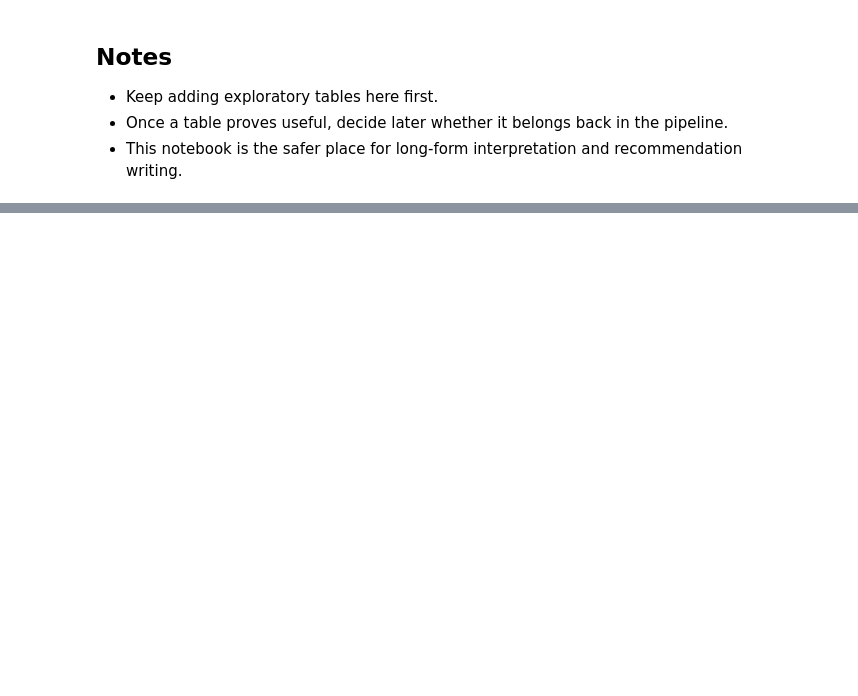
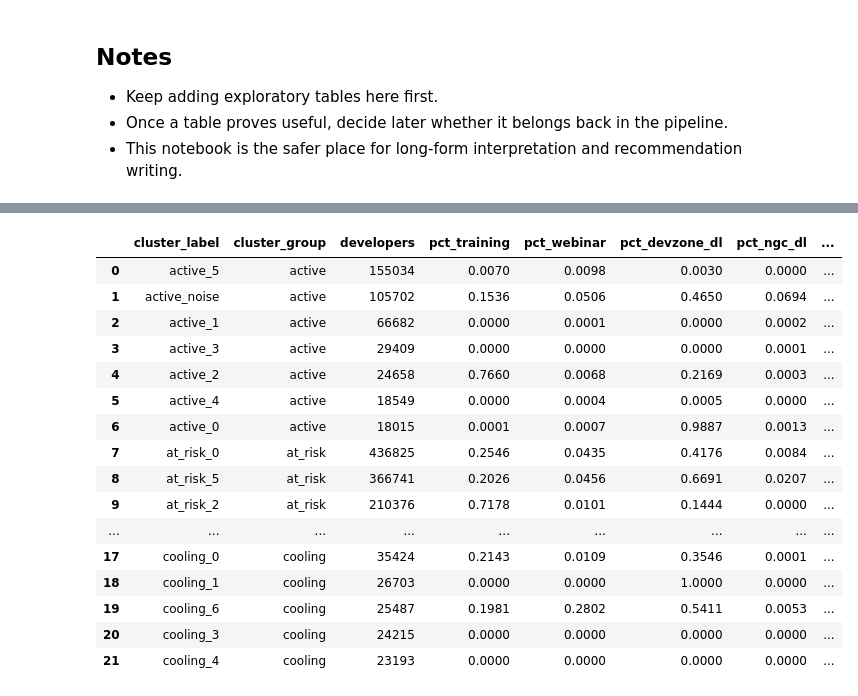
Before and after one commit to WBDoran/Spring2026_IndustryProject, a Jupyter notebook: HDBSCAN_Extra_Analysis.ipynb, the cells around one changed output, grey strips where cells are left out. Cells and saved outputs as stored; diff of their text form; code cells hidden in the pictures; blank space fills up the shorter version.

```diff
--- a/HDBSCAN_Extra_Analysis.ipynb
+++ b/HDBSCAN_Extra_Analysis.ipynb
@@ -346,0 +308,78 @@ ORDER BY developers DESC
+# %%
+# ── Raw asset exposure rates: % of developers who ever used each asset ──
+
+cluster_group_case = """
+CASE
+    WHEN cluster_label LIKE 'active_%' THEN 'active'
+    WHEN cluster_label LIKE 'cooling_%' THEN 'cooling'
+    WHEN cluster_label LIKE 'at_risk_%' THEN 'at_risk'
+    ELSE NULL
+END
+"""
+
+# ── By lifecycle group ──
+display(Markdown('### Raw Exposure Rates by Lifecycle Group'))
+
+group_exposure_sql = f"""
+SELECT
+    {cluster_group_case} AS cluster_group,
+    COUNT(*) AS developers,
+    SUM(CASE WHEN lifetime_dli_training_count > 0 THEN 1 ELSE 0 END) AS n_training,
+    ROUND(AVG(CASE WHEN lifetime_dli_training_count > 0 THEN 1.0 ELSE 0.0 END), 4) AS pct_training,
+    SUM(CASE WHEN lifetime_webinar_count > 0 THEN 1 ELSE 0 END) AS n_webinar,
+    ROUND(AVG(CASE WHEN lifetime_webinar_count > 0 THEN 1.0 ELSE 0.0 END), 4) AS pct_webinar,
+    SUM(CASE WHEN lifetime_devzone_download_count > 0 THEN 1 ELSE 0 END) AS n_devzone_dl,
+    ROUND(AVG(CASE WHEN lifetime_devzone_download_count > 0 THEN 1.0 ELSE 0.0 END), 4) AS pct_devzone_dl,
+    SUM(CASE WHEN lifetime_ngc_download_count > 0 THEN 1 ELSE 0 END) AS n_ngc_dl,
+    ROUND(AVG(CASE WHEN lifetime_ngc_download_count > 0 THEN 1.0 ELSE 0.0 END), 4) AS pct_ngc_dl,
+    SUM(CASE WHEN lifetime_forum_count > 0 THEN 1 ELSE 0 END) AS n_forum,
+    ROUND(AVG(CASE WHEN lifetime_forum_count > 0 THEN 1.0 ELSE 0.0 END), 4) AS pct_forum,
+    SUM(CASE WHEN lifetime_bug_count > 0 THEN 1 ELSE 0 END) AS n_bug,
+    ROUND(AVG(CASE WHEN lifetime_bug_count > 0 THEN 1.0 ELSE 0.0 END), 4) AS pct_bug,
+    SUM(CASE WHEN lifetime_hackathon_count > 0 THEN 1 ELSE 0 END) AS n_hackathon,
+    ROUND(AVG(CASE WHEN lifetime_hackathon_count > 0 THEN 1.0 ELSE 0.0 END), 4) AS pct_hackathon
+FROM {PROFILE_TABLE}
+WHERE {cluster_group_case} IS NOT NULL
+GROUP BY 1
+ORDER BY 1
+"""
+
+group_exposure = con.execute(group_exposure_sql).fetchdf()
+display(group_exposure)
+
+# ── By individual cluster ──
+display(Markdown('### Raw Exposure Rates by Cluster'))
+
+cluster_exposure_sql = f"""
+SELECT
+    cluster_label,
+    {cluster_group_case} AS cluster_group,
+    COUNT(*) AS developers,
+    ROUND(AVG(CASE WHEN lifetime_dli_training_count > 0 THEN 1.0 ELSE 0.0 END), 4) AS pct_training,
+    ROUND(AVG(CASE WHEN lifetime_webinar_count > 0 THEN 1.0 ELSE 0.0 END), 4) AS pct_webinar,
+    ROUND(AVG(CASE WHEN lifetime_devzone_download_count > 0 THEN 1.0 ELSE 0.0 END), 4) AS pct_devzone_dl,
+    ROUND(AVG(CASE WHEN lifetime_ngc_download_count > 0 THEN 1.0 ELSE 0.0 END), 4) AS pct_ngc_dl,
+    ROUND(AVG(CASE WHEN lifetime_forum_count > 0 THEN 1.0 ELSE 0.0 END), 4) AS pct_forum,
+    ROUND(AVG(CASE WHEN lifetime_bug_count > 0 THEN 1.0 ELSE 0.0 END), 4) AS pct_bug,
+    ROUND(AVG(CASE WHEN lifetime_hackathon_count > 0 THEN 1.0 ELSE 0.0 END), 4) AS pct_hackathon,
+    ROUND(AVG(CASE WHEN activity_count_0_30d > 0 THEN 1.0 ELSE 0.0 END), 4) AS pct_recent_activity,
+    ROUND(AVG(CASE WHEN high_effort_count_0_30d > 0 THEN 1.0 ELSE 0.0 END), 4) AS pct_recent_high_effort
+FROM {PROFILE_TABLE}
+WHERE {cluster_group_case} IS NOT NULL
+GROUP BY 1, 2
+ORDER BY cluster_group, developers DESC
+"""
+
+cluster_exposure = con.execute(cluster_exposure_sql).fetchdf()
+display(cluster_exposure)
+
+# ── Heatmap-style view: just the percentages pivoted ──
+display(Markdown('### Exposure Rate Heatmap (percentages only)'))
+
+pct_cols = ['pct_training', 'pct_webinar', 'pct_devzone_dl', 'pct_ngc_dl', 'pct_forum', 'pct_bug', 'pct_hackathon']
+heatmap = cluster_exposure.set_index('cluster_label')[pct_cols].copy()
+heatmap.columns = ['Training', 'Webinar', 'DevZone DL', 'NGC DL', 'Forum', 'Bug Filed', 'Hackathon']
+
+styled = heatmap.style.background_gradient(cmap='YlOrRd', axis=None).format('{:.1%}')
+display(styled)
+# %% [output]
@@ -346,0 +392,17 @@ ORDER BY developers DESC
+|  | cluster_label | cluster_group | developers | pct_training | pct_webinar | pct_devzone_dl | pct_ngc_dl | ... |
+| 0 | active_5 | active | 155034 | 0.0070 | 0.0098 | 0.0030 | 0.0000 | ... |
+| 1 | active_noise | active | 105702 | 0.1536 | 0.0506 | 0.4650 | 0.0694 | ... |
+| 2 | active_1 | active | 66682 | 0.0000 | 0.0001 | 0.0000 | 0.0002 | ... |
+| 3 | active_3 | active | 29409 | 0.0000 | 0.0000 | 0.0000 | 0.0001 | ... |
+| 4 | active_2 | active | 24658 | 0.7660 | 0.0068 | 0.2169 | 0.0003 | ... |
+| 5 | active_4 | active | 18549 | 0.0000 | 0.0004 | 0.0005 | 0.0000 | ... |
+| 6 | active_0 | active | 18015 | 0.0001 | 0.0007 | 0.9887 | 0.0013 | ... |
+| 7 | at_risk_0 | at_risk | 436825 | 0.2546 | 0.0435 | 0.4176 | 0.0084 | ... |
+| 8 | at_risk_5 | at_risk | 366741 | 0.2026 | 0.0456 | 0.6691 | 0.0207 | ... |
+| 9 | at_risk_2 | at_risk | 210376 | 0.7178 | 0.0101 | 0.1444 | 0.0000 | ... |
+| ... | ... | ... | ... | ... | ... | ... | ... | ... |
+| 17 | cooling_0 | cooling | 35424 | 0.2143 | 0.0109 | 0.3546 | 0.0001 | ... |
+| 18 | cooling_1 | cooling | 26703 | 0.0000 | 0.0000 | 1.0000 | 0.0000 | ... |
+| 19 | cooling_6 | cooling | 25487 | 0.1981 | 0.2802 | 0.5411 | 0.0053 | ... |
+| 20 | cooling_3 | cooling | 24215 | 0.0000 | 0.0000 | 0.0000 | 0.0000 | ... |
+| 21 | cooling_4 | cooling | 23193 | 0.0000 | 0.0000 | 0.0000 | 0.0000 | ... |
```
Also changed, not shown: parts of 11 cells of this notebook.
